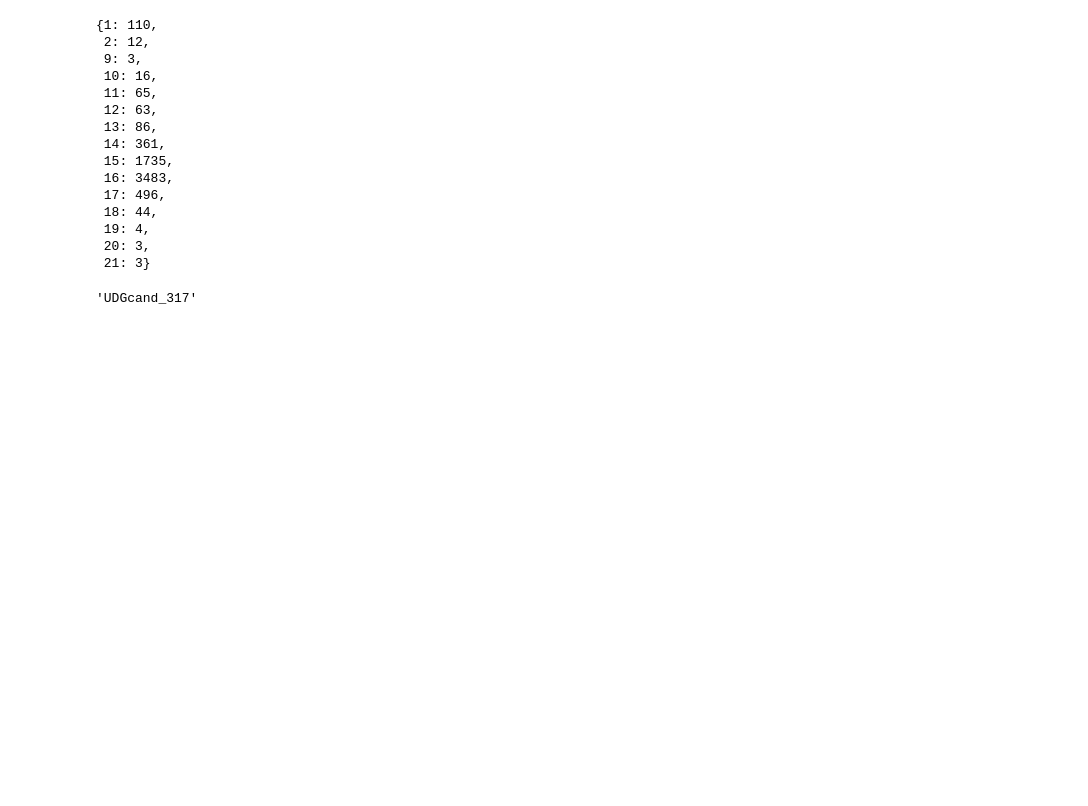
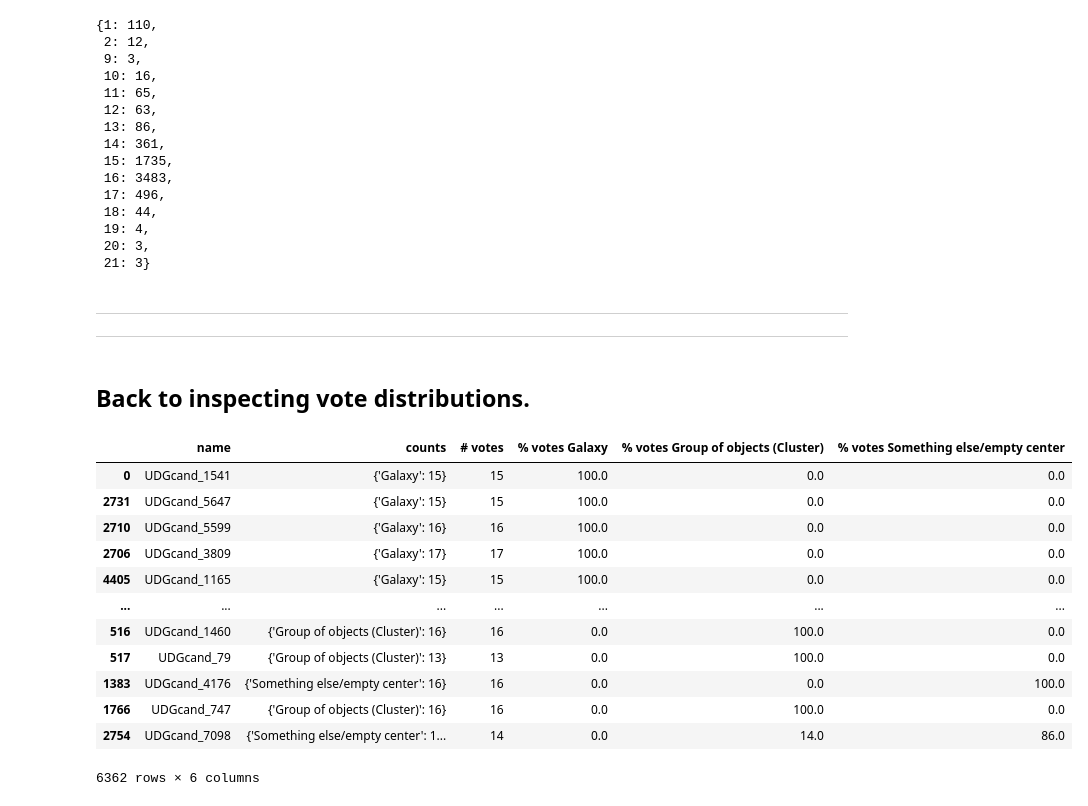
Before and after one commit to Seerden/SpaceFluff, a Jupyter notebook: SpaceFluff/sf_classify.ipynb, the cells around one changed output. Cells and saved outputs as stored; diff of their text form; code cells hidden in the pictures; blank space fills up the shorter version.

```diff
--- a/SpaceFluff/sf_classify.ipynb
+++ b/SpaceFluff/sf_classify.ipynb
@@ -357,9 +361,8 @@ count_dict(vote_counts)  # uncomment to inspect vote count occurrence rate
  19: 4,
  20: 3,
  21: 3}
-# %%
-sorted_by_votes = df_task0.sort_values(['# votes'], ascending=False)
-most_voted = sorted_by_votes.iloc[0]
-most_voted['name']
-# %% [output]
-'UDGcand_317'
+# %% [markdown]
+---
+---
+# %% [markdown]
+## Back to inspecting vote distributions.
@@ -365,0 +371,16 @@ most_voted['name']
+# %%
+df_task0.sort_values(['% votes Galaxy'], ascending=False)
+# %% [output]
+|  | name | counts | # votes | % votes Galaxy | % votes Group of objects (Cluster) | % votes Something else/empty center |
+| 0 | UDGcand_1541 | {'Galaxy': 15} | 15 | 100.0 | 0.0 | 0.0 |
+| 2731 | UDGcand_5647 | {'Galaxy': 15} | 15 | 100.0 | 0.0 | 0.0 |
+| 2710 | UDGcand_5599 | {'Galaxy': 16} | 16 | 100.0 | 0.0 | 0.0 |
+| 2706 | UDGcand_3809 | {'Galaxy': 17} | 17 | 100.0 | 0.0 | 0.0 |
+| 4405 | UDGcand_1165 | {'Galaxy': 15} | 15 | 100.0 | 0.0 | 0.0 |
+| ... | ... | ... | ... | ... | ... | ... |
+| 516 | UDGcand_1460 | {'Group of objects (Cluster)': 16} | 16 | 0.0 | 100.0 | 0.0 |
+| 517 | UDGcand_79 | {'Group of objects (Cluster)': 13} | 13 | 0.0 | 100.0 | 0.0 |
+| 1383 | UDGcand_4176 | {'Something else/empty center': 16} | 16 | 0.0 | 0.0 | 100.0 |
+| 1766 | UDGcand_747 | {'Group of objects (Cluster)': 16} | 16 | 0.0 | 100.0 | 0.0 |
+| 2754 | UDGcand_7098 | {'Something else/empty center': 1... | 14 | 0.0 | 14.0 | 86.0 |
+6362 rows × 6 columns
```
Also changed, not shown: parts of 22 cells of this notebook, 7 other files.
